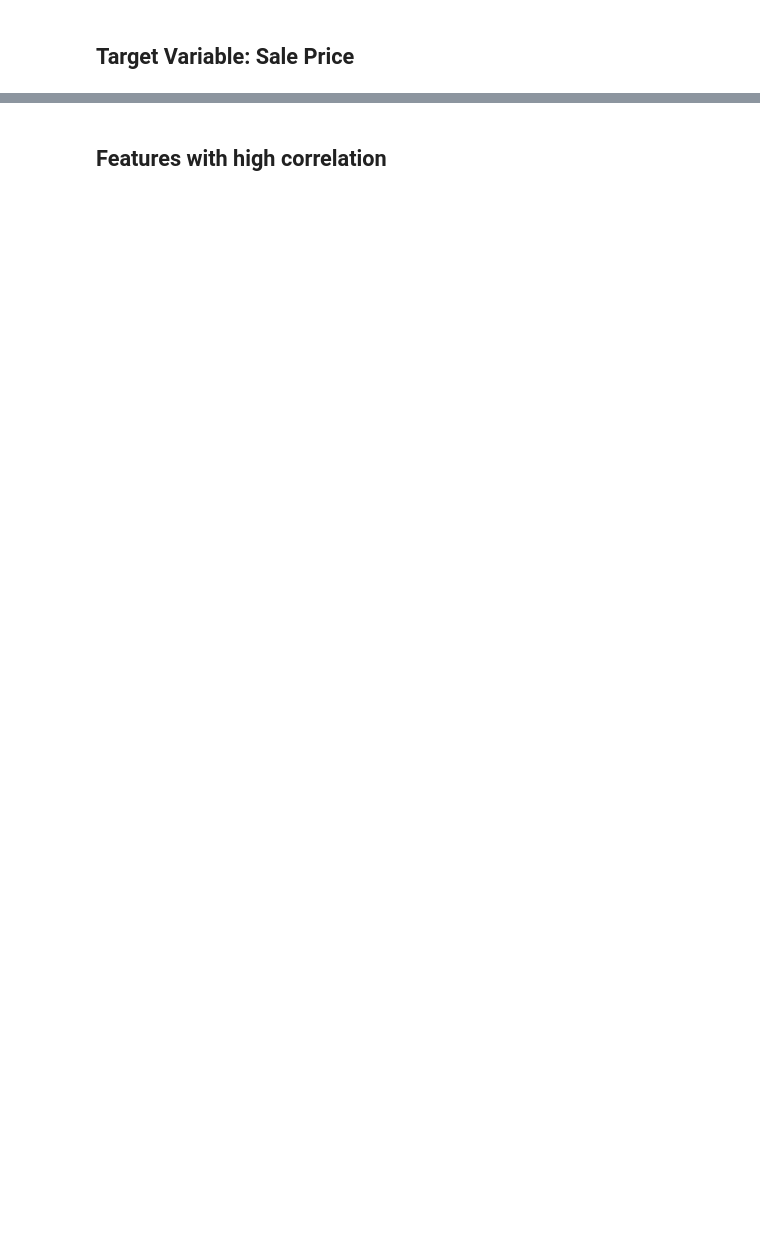
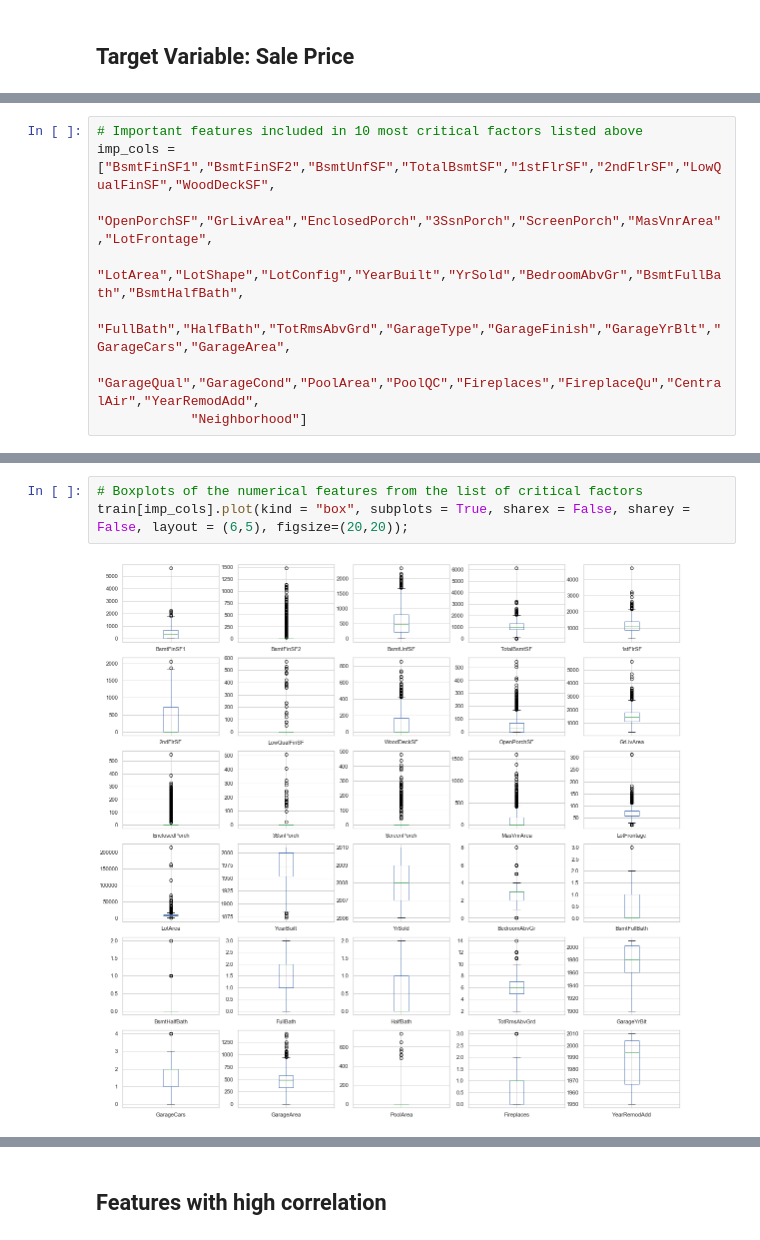
Before and after one commit to ryanhpark/HousingPricePrediction_ML, a Jupyter notebook: Ryan/EDA.ipynb, the cells around one changed output, grey strips where cells are left out. Saved outputs shown, nothing was run; the diff lists cells and outputs as text; blank space fills up the shorter version.

```diff
--- a/Ryan/EDA.ipynb
+++ b/Ryan/EDA.ipynb
@@ -64,0 +85,8 @@ Text(0.5, 1.0, 'Density plot Logged Sale Price')
+# %%
+# Important features included in 10 most critical factors listed above
+imp_cols = ["BsmtFinSF1","BsmtFinSF2","BsmtUnfSF","TotalBsmtSF","1stFlrSF","2ndFlrSF","LowQualFinSF","WoodDeckSF",
+            "OpenPorchSF","GrLivArea","EnclosedPorch","3SsnPorch","ScreenPorch","MasVnrArea","LotFrontage",
+            "LotArea","LotShape","LotConfig","YearBuilt","YrSold","BedroomAbvGr","BsmtFullBath","BsmtHalfBath",
+            "FullBath","HalfBath","TotRmsAbvGrd","GarageType","GarageFinish","GarageYrBlt","GarageCars","GarageArea",
+            "GarageQual","GarageCond","PoolArea","PoolQC","Fireplaces","FireplaceQu","CentralAir","YearRemodAdd",
+            "Neighborhood"]
@@ -64,0 +106,5 @@ Text(0.5, 1.0, 'Density plot Logged Sale Price')
+# %%
+# Boxplots of the numerical features from the list of critical factors
+train[imp_cols].plot(kind = "box", subplots = True, sharex = False, sharey = False, layout = (6,5), figsize=(20,20));
+# %% [output]
+[figure, added]
```
Also changed, not shown: parts of 17 cells of this notebook.
